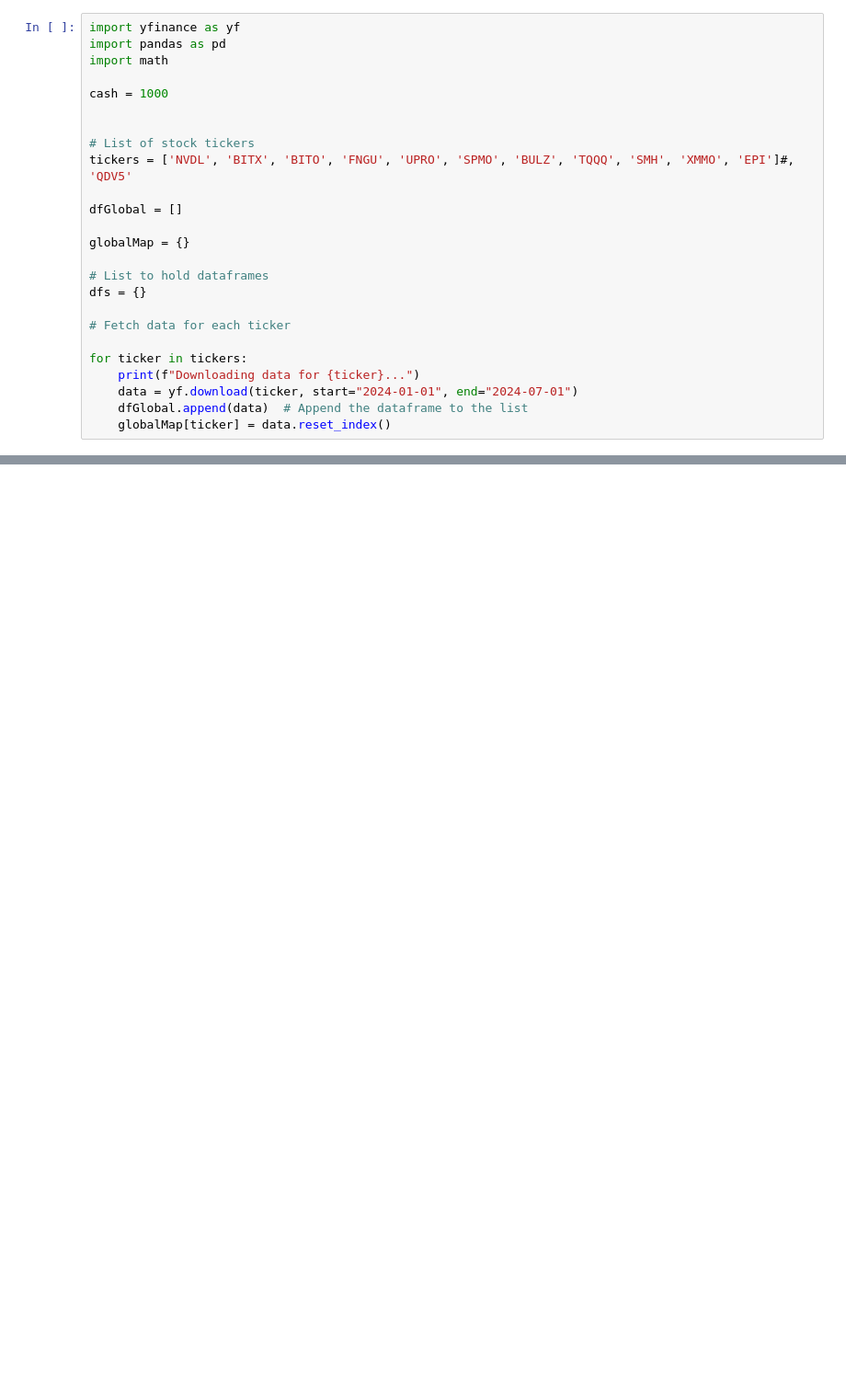
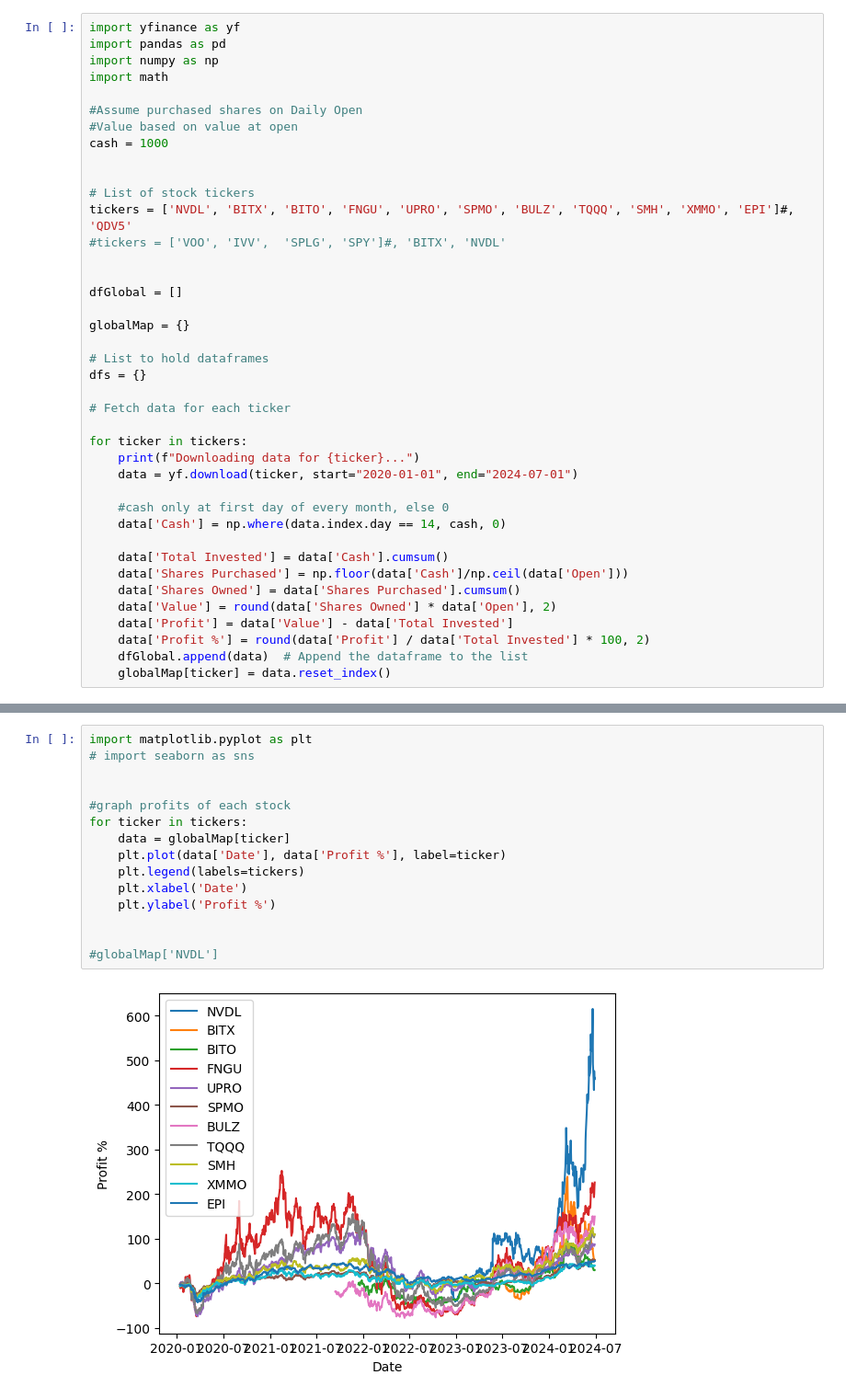
Before and after one commit to SamwellLim/Portfolio-Permutations-with-DCA, a Jupyter notebook: DCA/dca.ipynb, the cells around one changed output, grey strips where cells are left out. Shown at 92% size. Saved outputs shown, nothing was run; the diff lists cells and outputs as text; blank space fills up the shorter version.

```diff
--- a/DCA/dca.ipynb
+++ b/DCA/dca.ipynb
@@ -1,13 +1,18 @@
 # %%
 import yfinance as yf
 import pandas as pd
+import numpy as np
 import math
 
+#Assume purchased shares on Daily Open
+#Value based on value at open
 cash = 1000
 
 
 # List of stock tickers
 tickers = ['NVDL', 'BITX', 'BITO', 'FNGU', 'UPRO', 'SPMO', 'BULZ', 'TQQQ', 'SMH', 'XMMO', 'EPI']#, 'QDV5'
+#tickers = ['VOO', 'IVV',  'SPLG', 'SPY']#, 'BITX', 'NVDL'
+
 
 dfGlobal = []
 
@@ -20,7 +25,17 @@ dfs = {}
 
 for ticker in tickers:
     print(f"Downloading data for {ticker}...")
-    data = yf.download(ticker, start="2024-01-01", end="2024-07-01")
+    data = yf.download(ticker, start="2020-01-01", end="2024-07-01")
+
+    #cash only at first day of every month, else 0
+    data['Cash'] = np.where(data.index.day == 14, cash, 0)
+
+    data['Total Invested'] = data['Cash'].cumsum()
+    data['Shares Purchased'] = np.floor(data['Cash']/np.ceil(data['Open']))
+    data['Shares Owned'] = data['Shares Purchased'].cumsum()
+    data['Value'] = round(data['Shares Owned'] * data['Open'], 2)
+    data['Profit'] = data['Value'] - data['Total Invested']
+    data['Profit %'] = round(data['Profit'] / data['Total Invested'] * 100, 2)
     dfGlobal.append(data)  # Append the dataframe to the list
     globalMap[ticker] = data.reset_index()
 # %% [output]
@@ -64,0 +70,17 @@ globalMap['NVDL']
+# %%
+import matplotlib.pyplot as plt
+# import seaborn as sns
+
+
+#graph profits of each stock
+for ticker in tickers:
+    data = globalMap[ticker]
+    plt.plot(data['Date'], data['Profit %'], label=ticker)
+    plt.legend(labels=tickers)
+    plt.xlabel('Date')
+    plt.ylabel('Profit %')
+
+
+#globalMap['NVDL']
+# %% [output]
+[figure, added]
```
Also changed, not shown: parts of 3 cells of this notebook.
